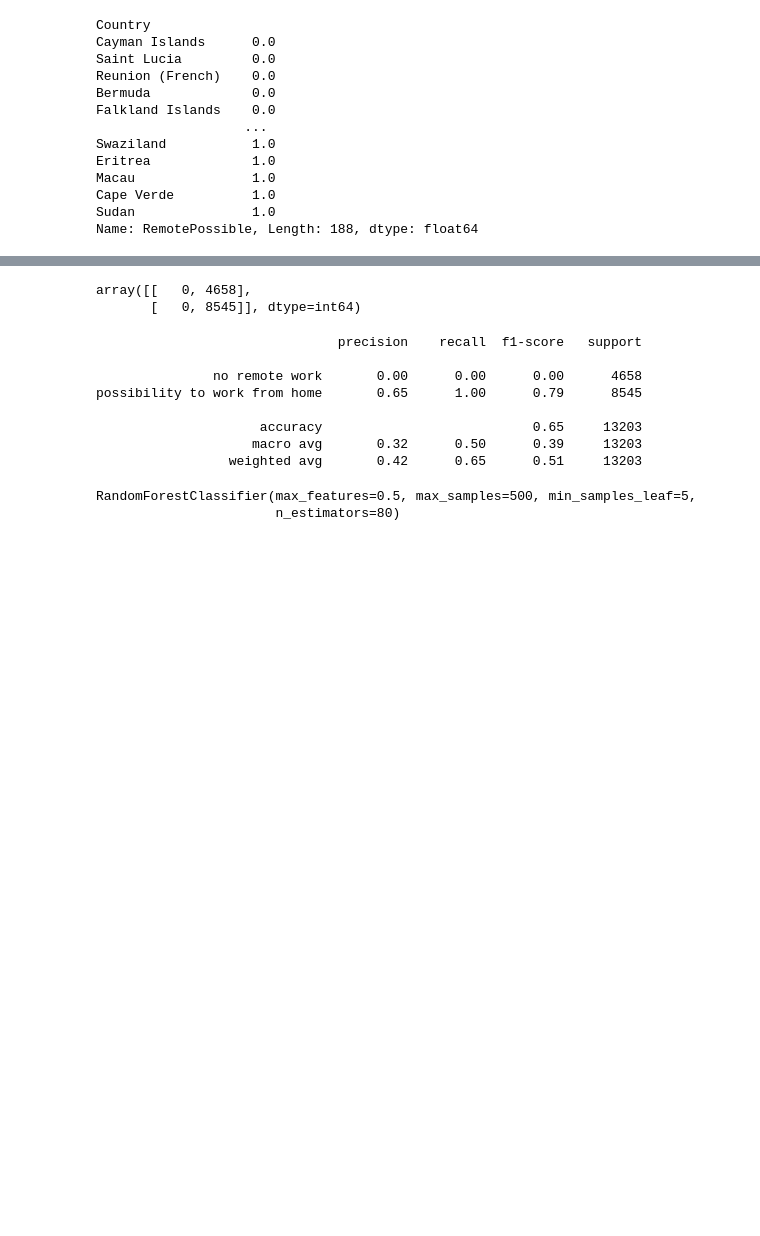
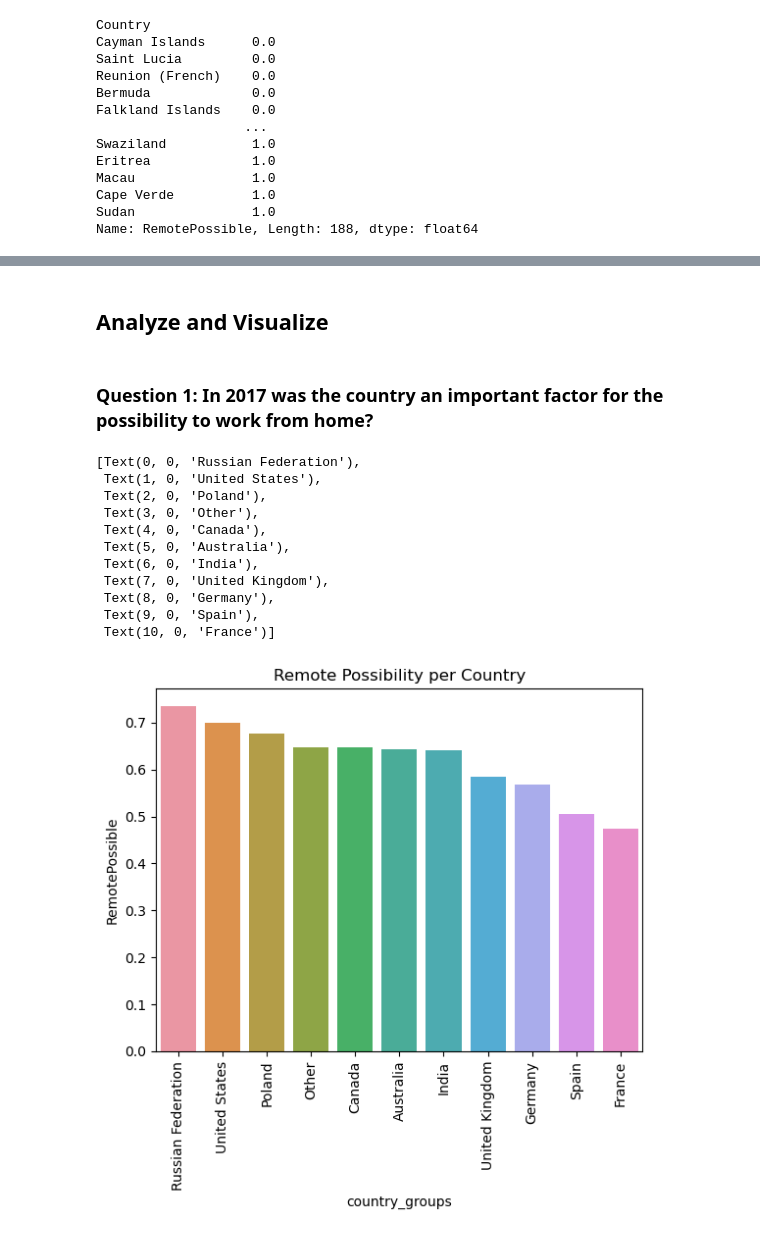
Before and after one commit to RamonaScha/udacity-data-science-project-1, a Jupyter notebook: notebooks/2017_stackoverflow_udacity.ipynb, the cells around one changed output, grey strips where cells are left out. Saved outputs shown, nothing was run; the diff lists cells and outputs as text; code cells hidden in the pictures; blank space fills up the shorter version.

```diff
--- a/notebooks/2017_stackoverflow_udacity.ipynb
+++ b/notebooks/2017_stackoverflow_udacity.ipynb
@@ -144,6 +179,9 @@ hr = df.dropna(subset=["HomeRemote"], axis=0)
 1 - hr.isnull()["HomeRemote"].mean()
 # %% [output]
 1.0
+# %%
+# It also makes sense only to include participants who are full-time or part-time or independent contractor, freelancer, or self-employed
+hr = hr[hr["EmploymentStatus"].isin(["Employed part-time", "Employed full-time","Independent contractor, freelancer, or self-employed"])]
 # %% [markdown]
 #### The above values do not really help to answer my first question, that is why I decided to categorize the answers
 # %%
@@ -158,7 +196,13 @@ def remote_possible(home_cat):
         return 0 otherwise
 
     """
-    if home_cat in ("A few days each month","All or almost all the time (I'm full-time remote)","More than half, but not all, the time","About half the time","Less than half the time, but at least one day each week"):
+    if home_cat in (
+        "A few days each month",
+        "All or almost all the time (I'm full-time remote)",
+        "More than half, but not all, the time",
+        "About half the time",
+        "Less than half the time, but at least one day each week",
+    ):
         return 1
     else:
         return 0
@@ -166,7 +210,7 @@ def remote_possible(home_cat):
 
 hr["HomeRemote"].apply(remote_possible)[
     :5
-]  # Test your function to assure it provides 1 and 0 values for the df
+]  # Test of the function if it only provided 1 and 0
 # %% [output]
 1    1
 2    1
@@ -221,7 +262,18 @@ The above values do not give any insights, I have to restrict the countries to t
 # %%
 hr["country_groups"] = np.where(
     hr["Country"].isin(
-        ["United States", "India", "United Kingdom", "Germany", "France", "Canada","Poland","Australia","Russian Federation","Spain"]
+        [
+            "United States",
+            "India",
+            "United Kingdom",
+            "Germany",
+            "France",
+            "Canada",
+            "Poland",
+            "Australia",
+            "Russian Federation",
+            "Spain",
+        ]
     ),
     hr["Country"],
     "Other",
@@ -382,23 +298,29 @@ y_pred = reg.predict(X_test.values)
-# %%
-confusion_matrix(y_test, np.where(y_pred<0.5, 0, 1)) #if I don't specify the threshold, the model will predict for everyone to have the possibility to work from home
-# %% [output]
-array([[   0, 4658],
-       [   0, 8545]], dtype=int64)
-# %%
-target_names = ['no remote work', 'possibility to work from home']
-print(classification_report(y_test, np.where(y_pred<0.5, 0, 1), target_names=target_names)) # accuracy is at 65% with the method
-# %% [output]
-                               precision    recall  f1-score   support
-
-               no remote work       0.00      0.00      0.00      4658
-possibility to work from home       0.65      1.00      0.79      8545
-
-                     accuracy                           0.65     13203
-                    macro avg       0.32      0.50      0.39     13203
-                 weighted avg       0.42      0.65      0.51     13203
-# %%
-clf = RandomForestClassifier(n_estimators=80, max_samples=500, max_features=0.5, min_samples_leaf=5)
-clf.fit(X_train.values, y_train.values)
-# %% [output]
-RandomForestClassifier(max_features=0.5, max_samples=500, min_samples_leaf=5,
-                       n_estimators=80)
+# %% [markdown]
+## Analyze and Visualize
+# %% [markdown]
+### Question 1: In 2017 was the country an important factor for the possibility to work from home?
+# %%
+# Plot it for better visualization
+country_remote_plot = (
+    hr.groupby(["country_groups"])
+    .mean()["RemotePossible"]
+    .sort_values(ascending=False)
+    .reset_index()
+)
+
+ax = sns.barplot(x="country_groups", y="RemotePossible", data=country_remote_plot)
+plt.title("Remote Possibility per Country")
+ax.set_xticklabels(ax.get_xticklabels(), rotation=90)
+# %% [output]
+[Text(0, 0, 'Russian Federation'),
+ Text(1, 0, 'United States'),
+ Text(2, 0, 'Poland'),
+ Text(3, 0, 'Other'),
+ Text(4, 0, 'Canada'),
+ Text(5, 0, 'Australia'),
+ Text(6, 0, 'India'),
+ Text(7, 0, 'United Kingdom'),
+ Text(8, 0, 'Germany'),
+ Text(9, 0, 'Spain'),
+ Text(10, 0, 'France')]
+[figure, added]
```
Also changed, not shown: parts of 90 cells of this notebook.
